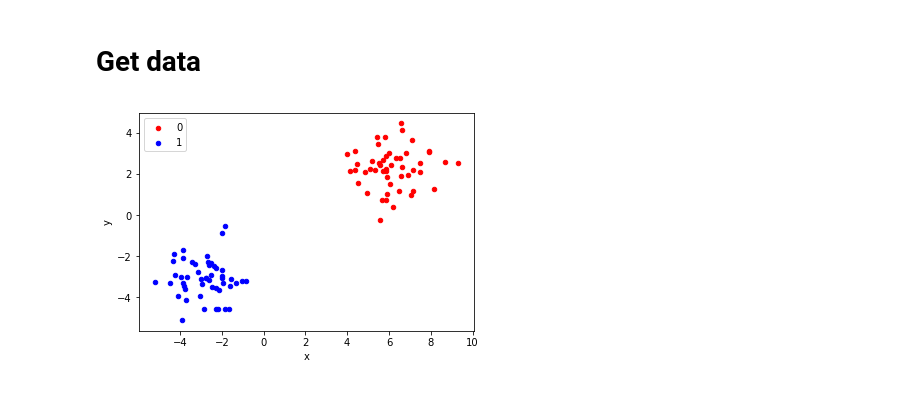
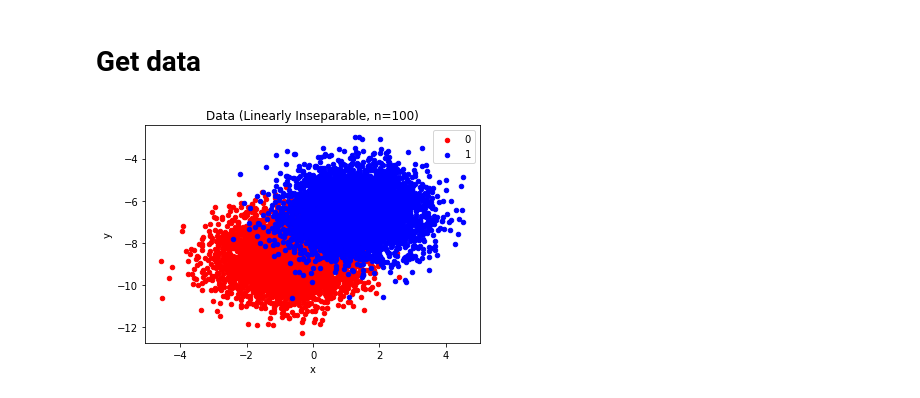
Before and after one commit to anyu0/machine-learning-2020s, a Jupyter notebook: hw2/p5.ipynb, the cells around one changed output. Drawn from its saved outputs; the diff is of its cells as text; code cells hidden in the pictures.

Commit message:
3/4th done with graphs; 4b, 4c done

```diff
--- a/hw2/p5.ipynb
+++ b/hw2/p5.ipynb
@@ -270,16 +289,19 @@ def adam(X, y, eta, n, batch, b_1, b_2, log=True):
 # %% [markdown]
 # Get data
 # %%
-X, y = make_blobs(n_samples=100, centers=2, n_features=2)
+X, y = make_blobs(n_samples=10000, centers=2, n_features=2)
+m=len(y)
 X = np.hstack((np.ones((m,1)),X))
 df = pd.DataFrame(dict(x=X[:,1], y=X[:,2], label=y))
 colors = {0:'red', 1:'blue', 2:'green'}
 fig, ax = plt.subplots()
 grouped = df.groupby('label')
 for key, group in grouped:
     group.plot(ax=ax, kind='scatter', x='x', y='y', label=key, color=colors[key])
 xmin, xmax = ax.get_xlim()
 ymin, ymax = ax.get_ylim()
+
+plt.title("Data (Linearly Inseparable, n=100)")
 plt.show()
 # %% [output]
-[figure, old version]
+[figure, new version]
```
Also changed, not shown: parts of 24 cells of this notebook, 19 other files.
